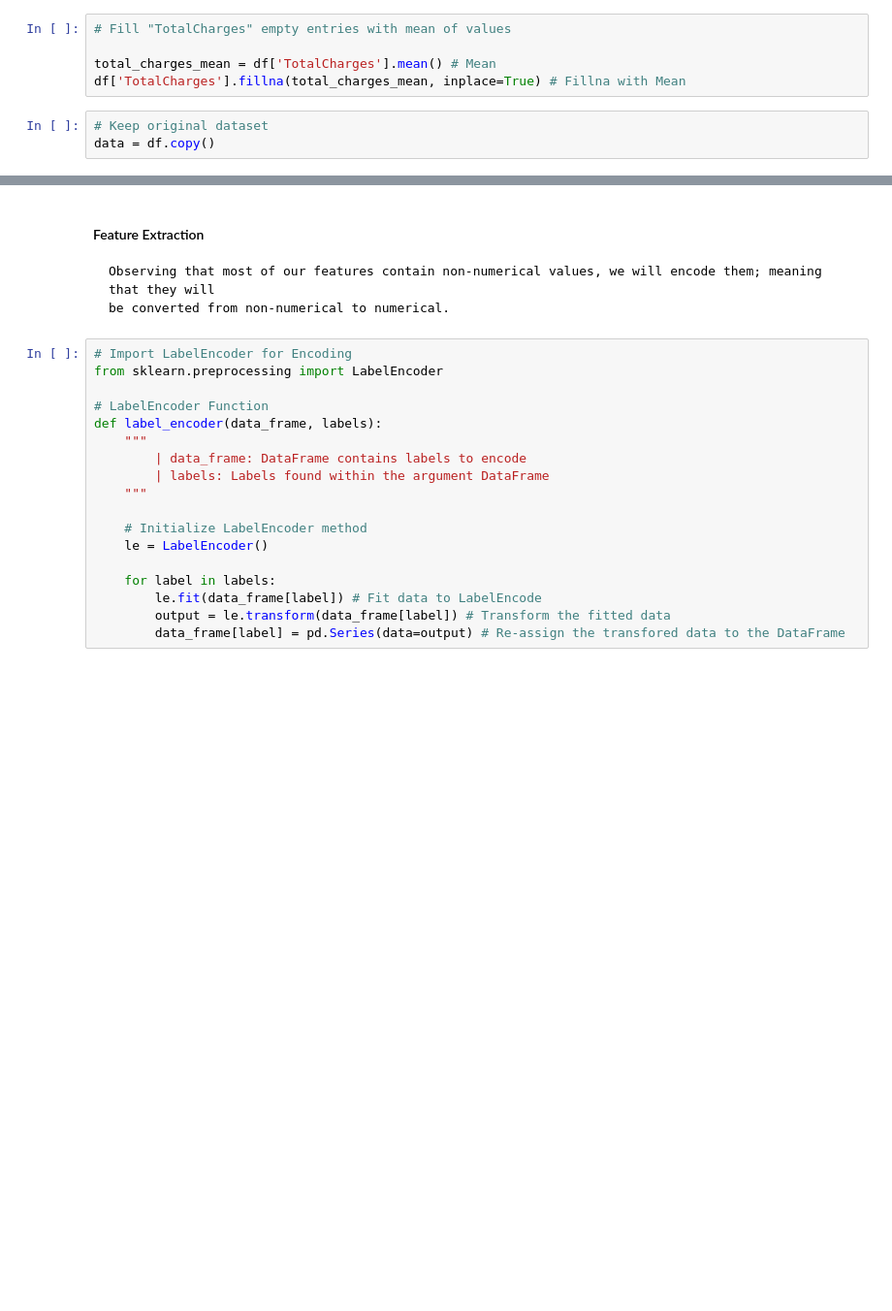
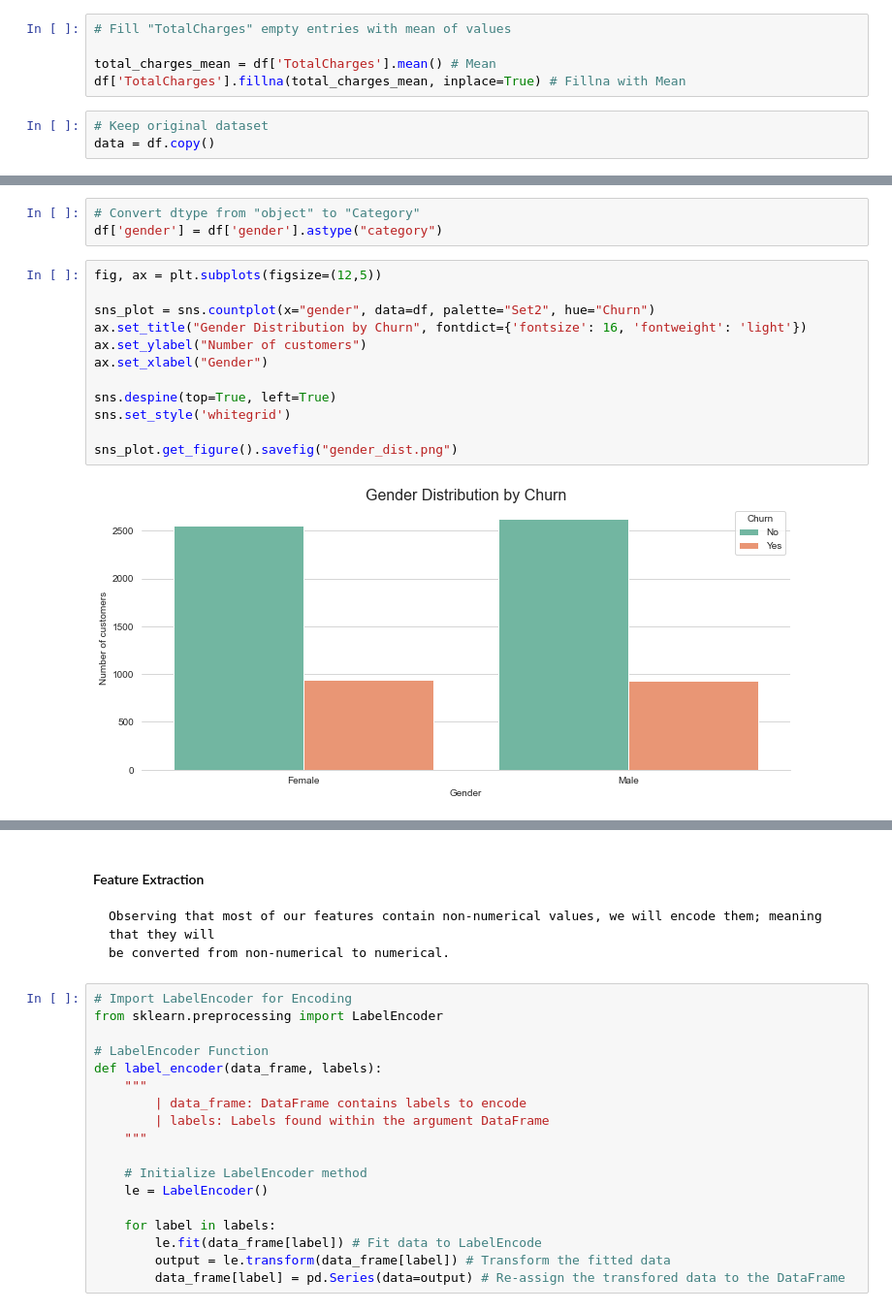
Before and after one commit to Masupa/Customer-Churn-Model, a Jupyter notebook: Customer_Churn.ipynb, the cells around one changed output, grey strips where cells are left out. Shown at 97% size. Cells and saved outputs as stored; diff of their text form; blank space fills up the shorter version.

```diff
--- a/Customer_Churn.ipynb
+++ b/Customer_Churn.ipynb
@@ -80,0 +184,17 @@ data = df.copy()
+# %%
+# Convert dtype from "object" to "Category"
+df['gender'] = df['gender'].astype("category")
+# %%
+fig, ax = plt.subplots(figsize=(12,5))
+
+sns_plot = sns.countplot(x="gender", data=df, palette="Set2", hue="Churn")
+ax.set_title("Gender Distribution by Churn", fontdict={'fontsize': 16, 'fontweight': 'light'})
+ax.set_ylabel("Number of customers")
+ax.set_xlabel("Gender")
+
+sns.despine(top=True, left=True)
+sns.set_style('whitegrid')
+
+sns_plot.get_figure().savefig("gender_dist.png")
+# %% [output]
+[figure, added]
```
Also changed, not shown: parts of 40 cells of this notebook.
